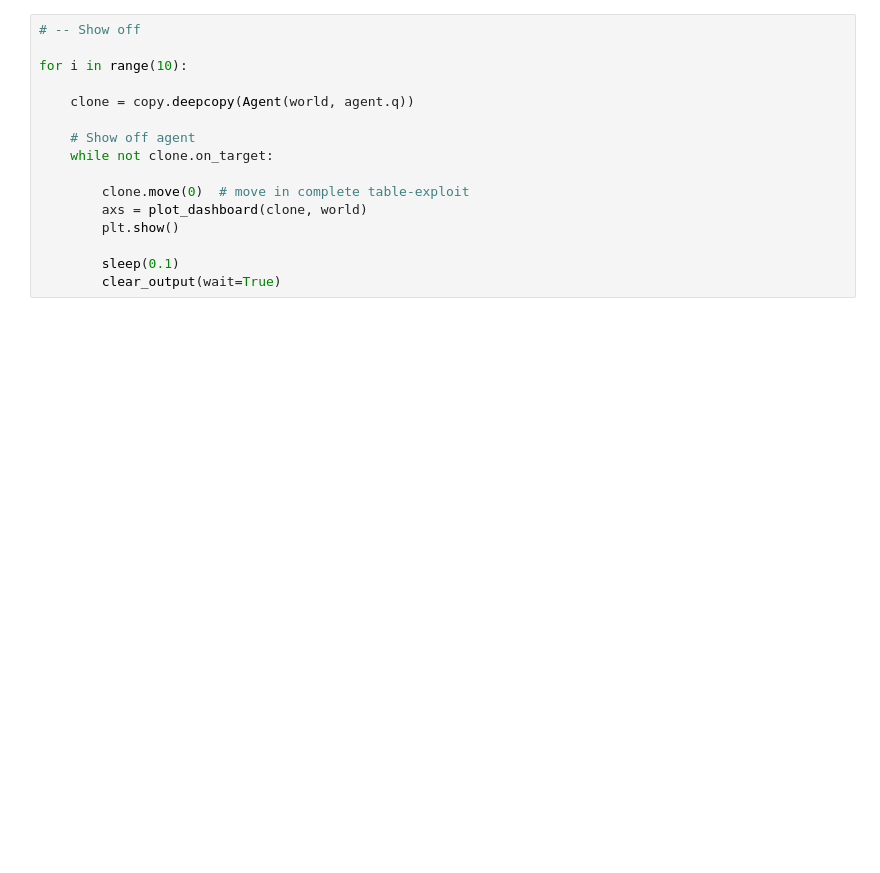
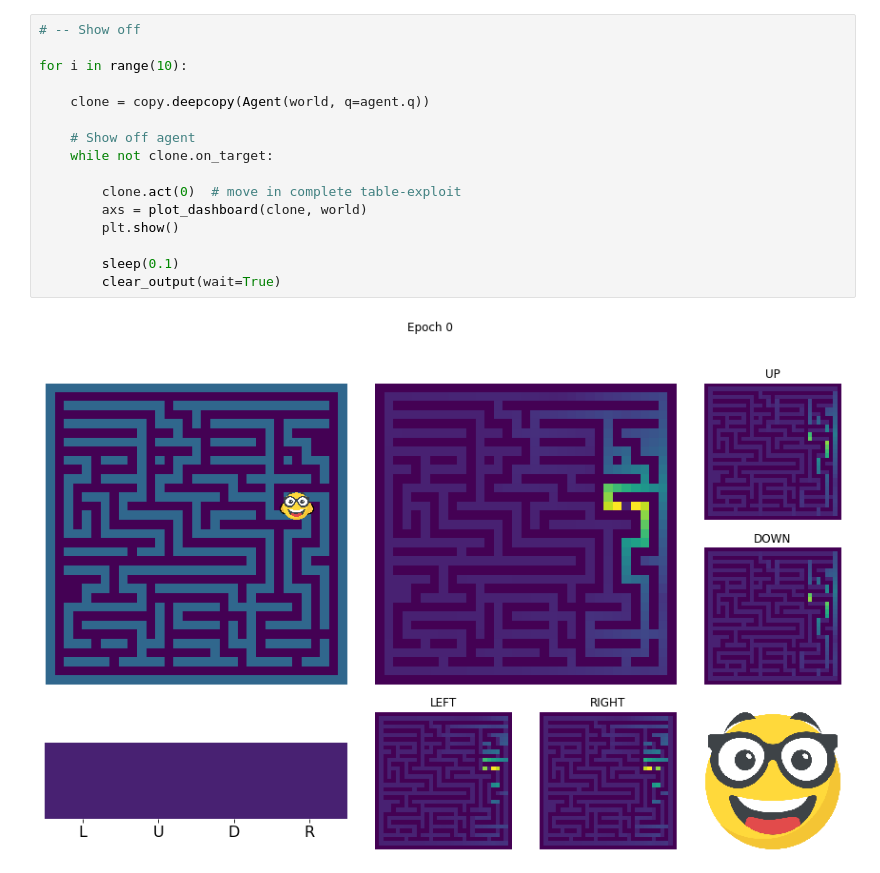
Before and after one commit to amv213/reinforcement_learning, a Jupyter notebook: QLearning.ipynb, the cells around one changed output. Cells and saved outputs as stored; diff of their text form; blank space fills up the shorter version.

```diff
--- a/QLearning.ipynb
+++ b/QLearning.ipynb
@@ -338,16 +69,18 @@ for epoch in tqdm.notebook.tqdm(range(epochs)):
 # %%
 # -- Show off
 
 for i in range(10):
 
-    clone = copy.deepcopy(Agent(world, agent.q))
+    clone = copy.deepcopy(Agent(world, q=agent.q))
 
     # Show off agent
     while not clone.on_target:
 
-        clone.move(0)  # move in complete table-exploit
+        clone.act(0)  # move in complete table-exploit
         axs = plot_dashboard(clone, world)
         plt.show()
 
         sleep(0.1)
         clear_output(wait=True)
+# %% [output]
+[figure, added]
```
Also changed, not shown: parts of 5 cells of this notebook, 1 other file.
